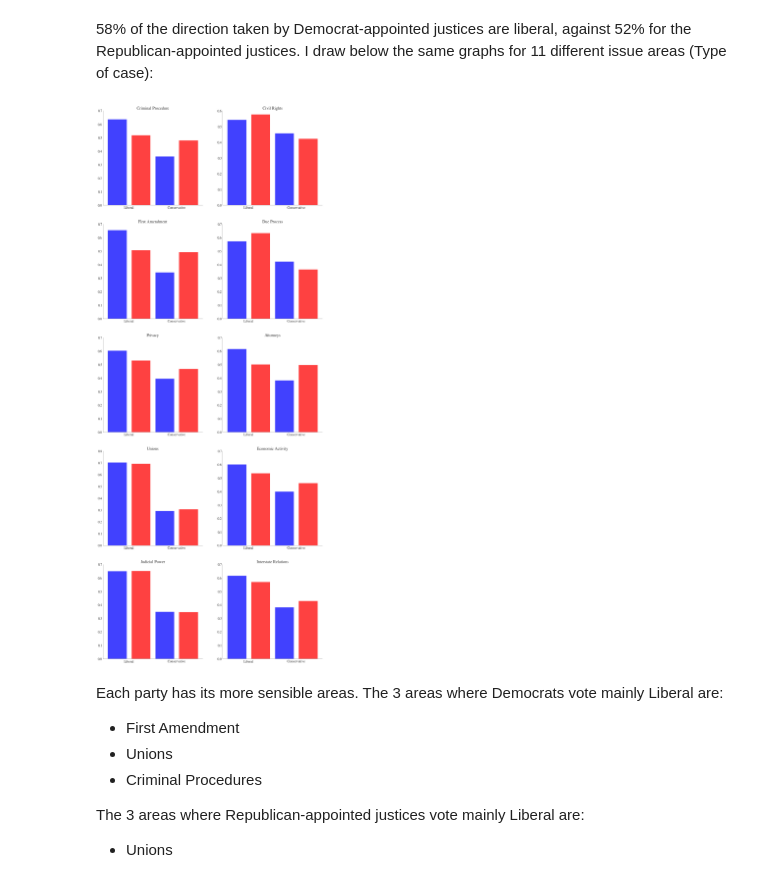
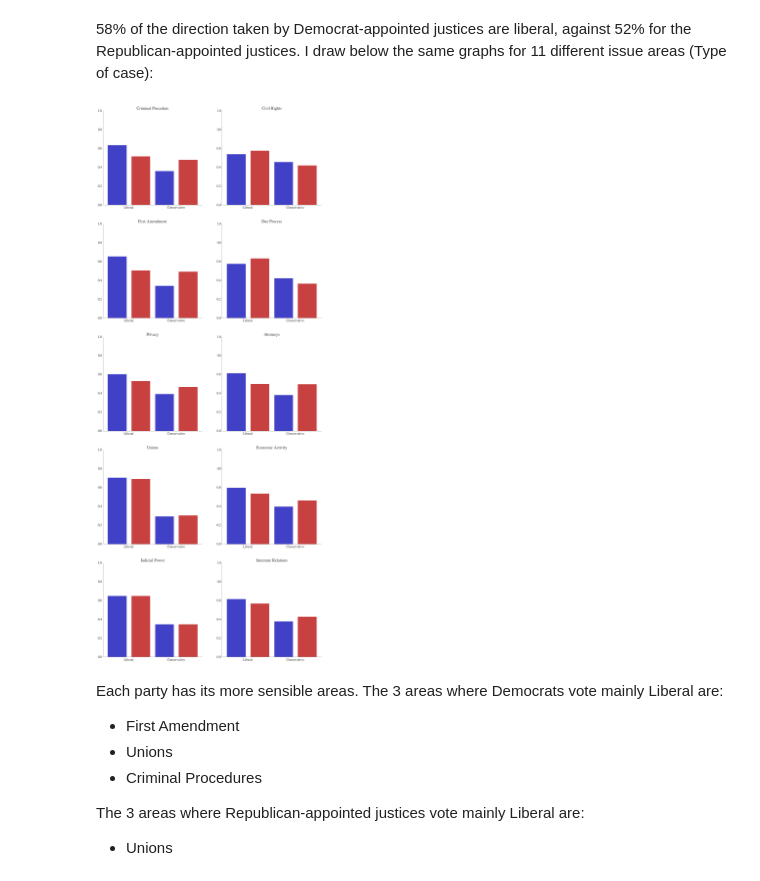
Before and after one commit to pjbull/benchmarked, a Jupyter notebook: Process.ipynb, the cells around one changed output. Saved outputs shown, nothing was run; the diff lists cells and outputs as text; code cells hidden in the pictures.

```diff
--- a/Process.ipynb
+++ b/Process.ipynb
@@ -375,6 +399,8 @@ for item in data_list:
 This part focuses on getting the 'political side' of the justices. We know that they are supposed to be politically neutral, but each justice is appointed by a President that has a political side. We will assume that the political side of the President that appointed  justice is the political side of the justice. We scrap the appointers of each justice using the Wikipedia page http://en.wikipedia.org/wiki/List_of_Justices_of_the_Supreme_Court_of_the_United_States.
 
 In a second time, we scrap the Political Parties of the Presidents using their own Wikipedia pages. As an example, Barack Obama's Wikipedia page (http://en.wikipedia.org/wiki/Barack_Obama) states on the right side his political party. It's the same format for all the presidents that appointed justices since 1946.
+# %%
+wiki_page = json.loads(requests.get('http://en.wikipedia.org/w/api.php?format=json&action=query&titles=List_of_Justices_of_the_Supreme_Court_of_the_United_States&prop=revisions&rvprop=content').text)
 # %%
 #Scrape the Appointers Names and Justices Names from the Wikipedia page
 appointers = []
@@ -423,7 +449,7 @@ data_j.loc['HBlackmun']['names'] = 'HABlackmun'
 # %% [markdown]
 We can finally perform the merging: it adds a column 'appointers' to our dataset.
 # %%
-data = pd.merge(data,data_j,left_on='justiceName',right_on='names',how='left').drop('names',1)
+df_clean = pd.merge(df_clean,data_j,left_on='justiceName',right_on='names',how='left').drop('names',1)
 # %% [markdown]
 The next step is to scrap the Parties of the Appointers from their own Wikipedia pages. The process is the same as in the first step. We first scrap the relevant data from the Wikipedia page.
 # %%
@@ -460,7 +486,7 @@ data_f.loc['HBlackmun']['names'] = 'HABlackmun'
 We finally add the new column to the Spaeth dataset
 # %%
 #Final Merging
-data = pd.merge(data,data_f,left_on='justiceName',right_on='names',how='left').drop('names',1)
+df_clean = pd.merge(df_clean,data_f,left_on='justiceName',right_on='names',how='left').drop('names',1)
 # %% [markdown]
 ##Source 3: The CourtListener API
 We need to download the data for the Supreme Court opinion citations from the CourListener API. To do so, we have a simple bash script that downloads each data file and then unzips it into xml. Each XML file contains metadata about court opinions for the whole year.
@@ -1291,20 +1325,23 @@ We first draw the ratios of Liberal & Conservative Decisions taken by both of th
 **NB: We assume that a justice is representative of the political Party of the President who appointed him.**
 # %%
 import prettyplotlib as pplt
+dem_blue = (65/256, 65/256, 200/256)
+rep_red = (200/256, 65/256, 65/256)
 
-dem = data.direction[data.party=='Democratic Party'].dropna().value_counts()
+dem = df_clean.direction[df_clean.party=='Democratic Party'].dropna().value_counts()
 dem = dem/dem.sum()
-rep = data.direction[data.party=='Republican Party'].dropna().value_counts()
+rep = df_clean.direction[df_clean.party=='Republican Party'].dropna().value_counts()
 rep = rep/rep.sum()
 ind =np.array([1.,2.])
 barwidth = 0.4
 
 fig, ax = plt.subplots(1)
-pplt.bar(ax,ind,dem,width = barwidth,label = 'Democrats',  color=(65/256, 65/256, 255/256))
-pplt.bar(ax,ind+.5,rep, width=barwidth, label = 'Republicans', color=(255/256, 65/256, 65/256))
+pplt.bar(ax,ind,dem,width = barwidth,label = 'Democrats',  color=dem_blue, alpha=0.9)
+pplt.bar(ax,ind+.5,rep, width=barwidth, label = 'Republicans', color=rep_red, alpha=0.9)
 plt.xticks([1.45,2.45],('Liberal','Conservative','Unspecifiable'),fontsize='large')
 plt.title('Decision Directions for each Political Party')
 pplt.legend(ax)
 plt.xlim((0.9,3))
+plt.ylim((0,1))
 plt.show()
 # %% [output]
@@ -1316,41 +1353,43 @@ areas = ['Criminal Procedure','Civil Rights','First Amendment','Due Process','Pr
          'Economic Activity','Judicial Power',',Federalism','Interstate Relations','Federal Taxation',
          'Miscellaneous','Private Action']
 
 fig, x_arr = plt.subplots(5,2)
 fig.set_figheight(40)
 ind =np.array([1.,2.])
 barwidth = 0.4
 plt.setp(x_arr, xticks=[1.45, 2.45], xticklabels=['Liberal', 'Conservative'])
-for i,ele in enumerate(data.issueArea.unique()):
+for i,ele in enumerate(df_clean.issueArea.unique()):
     if math.isnan(ele)==False:
         if i<9:#I have to make this
             try:
-                temp = data[data.issueArea==ele]
+                temp = df_clean[df_clean.issueArea==ele]
                 dem = temp.direction[temp.party=='Democratic Party'].dropna().value_counts()
                 dem = dem/dem.sum()
                 rep = temp.direction[temp.party=='Republican Party'].dropna().value_counts()
                 rep = rep/rep.sum()
-                pplt.bar(x_arr[i/2][i%2],ind,dem,width = barwidth,color=(65/256, 65/256, 255/256))
-                pplt.bar(x_arr[i/2][i%2],ind+.5,rep,width = barwidth,color=(255/256, 65/256, 65/256))
+                pplt.bar(x_arr[i/2][i%2],ind,dem,width = barwidth,color=dem_blue)
+                pplt.bar(x_arr[i/2][i%2],ind+.5,rep,width = barwidth,color=rep_red)
+                x_arr[i/2][i%2].set_ylim((0.,1.))
                 x_arr[i/2][i%2].set_xlim((0.9,3.))
                 x_arr[i/2][i%2].set_title(areas[i])
             except:
                 pass
         else:
             try:
-                temp = data[data.issueArea==ele]
+                temp = df_clean[df_clean.issueArea==ele]
                 dem = temp.direction[temp.party=='Democratic Party'].dropna().value_counts()
                 dem = dem/dem.sum()
                 rep = temp.direction[temp.party=='Republican Party'].dropna().value_counts()
                 rep = rep/rep.sum()
-                pplt.bar(x_arr[(i-1)/2][(i-1)%2],ind,dem,width = barwidth,color=(65/256, 65/256, 255/256))
-                pplt.bar(x_arr[(i-1)/2][(i-1)%2],ind+.5,rep,width = barwidth,color=(255/256, 65/256, 65/256))
+                pplt.bar(x_arr[(i-1)/2][(i-1)%2],ind,dem,width = barwidth,color=dem_blue)
+                pplt.bar(x_arr[(i-1)/2][(i-1)%2],ind+.5,rep,width = barwidth,color=rep_red)
+                x_arr[(i-1)/2][(i-1)%2].set_ylim((0.,1.))
                 x_arr[(i-1)/2][(i-1)%2].set_xlim((0.9,3.))
                 x_arr[(i-1)/2][(i-1)%2].set_title(areas[i])
             except:
                 pass
 # %% [output]
-[figure, old version]
+[figure, new version]
 # %% [markdown]
 Each party has its more sensible areas. The 3 areas where Democrats vote mainly Liberal are:
 
```
Also changed, not shown: parts of 30 cells of this notebook, 1 other file.
